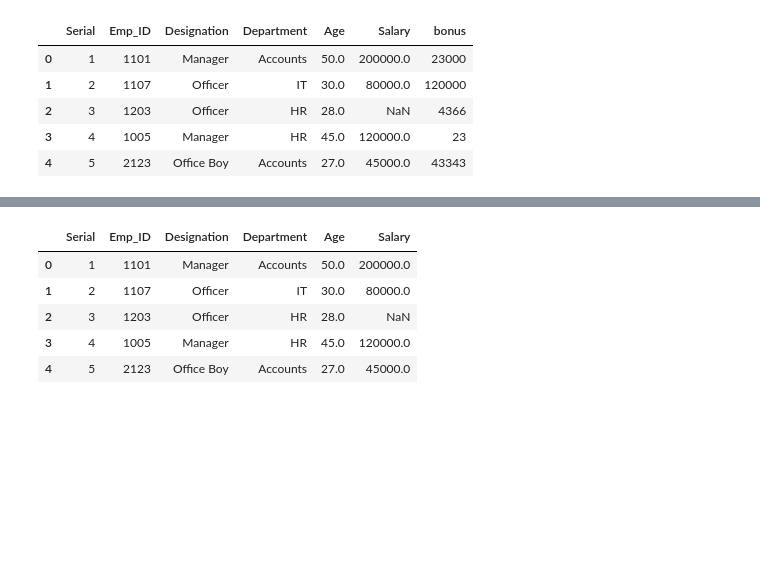
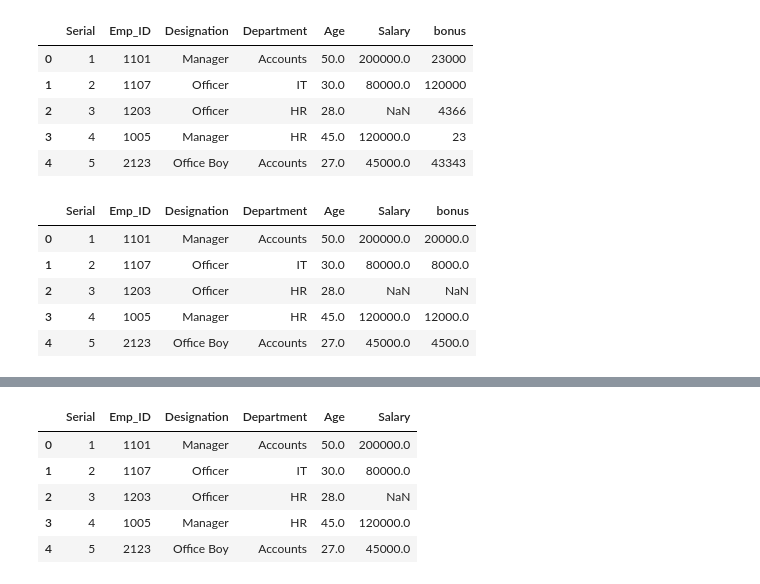
Before and after one commit to GhulamQadir/python_programming, a Jupyter notebook: advance-python/pandas/add_new_column.ipynb, the cells around one changed output, grey strips where cells are left out. Cells and saved outputs as stored; diff of their text form; code cells hidden in the pictures; blank space fills up the shorter version.

```diff
--- a/advance-python/pandas/add_new_column.ipynb
+++ b/advance-python/pandas/add_new_column.ipynb
@@ -13,3 +13,14 @@ df.head()
 | 2 | 3 | 1203 | Officer | HR | 28.0 | NaN | 4366 |
 | 3 | 4 | 1005 | Manager | HR | 45.0 | 120000.0 | 23 |
 | 4 | 5 | 2123 | Office Boy | Accounts | 27.0 | 45000.0 | 43343 |
+# %%
+# adding bonus
+df["bonus"] = df["Salary"] * 0.1  # this method adds column at the end of the dataset
+df.head()
+# %% [output]
+|  | Serial | Emp_ID | Designation | Department | Age | Salary | bonus |
+| 0 | 1 | 1101 | Manager | Accounts | 50.0 | 200000.0 | 20000.0 |
+| 1 | 2 | 1107 | Officer | IT | 30.0 | 80000.0 | 8000.0 |
+| 2 | 3 | 1203 | Officer | HR | 28.0 | NaN | NaN |
+| 3 | 4 | 1005 | Manager | HR | 45.0 | 120000.0 | 12000.0 |
+| 4 | 5 | 2123 | Office Boy | Accounts | 27.0 | 45000.0 | 4500.0 |
```
Also changed, not shown: parts of 7 cells of this notebook, 3 other files.
